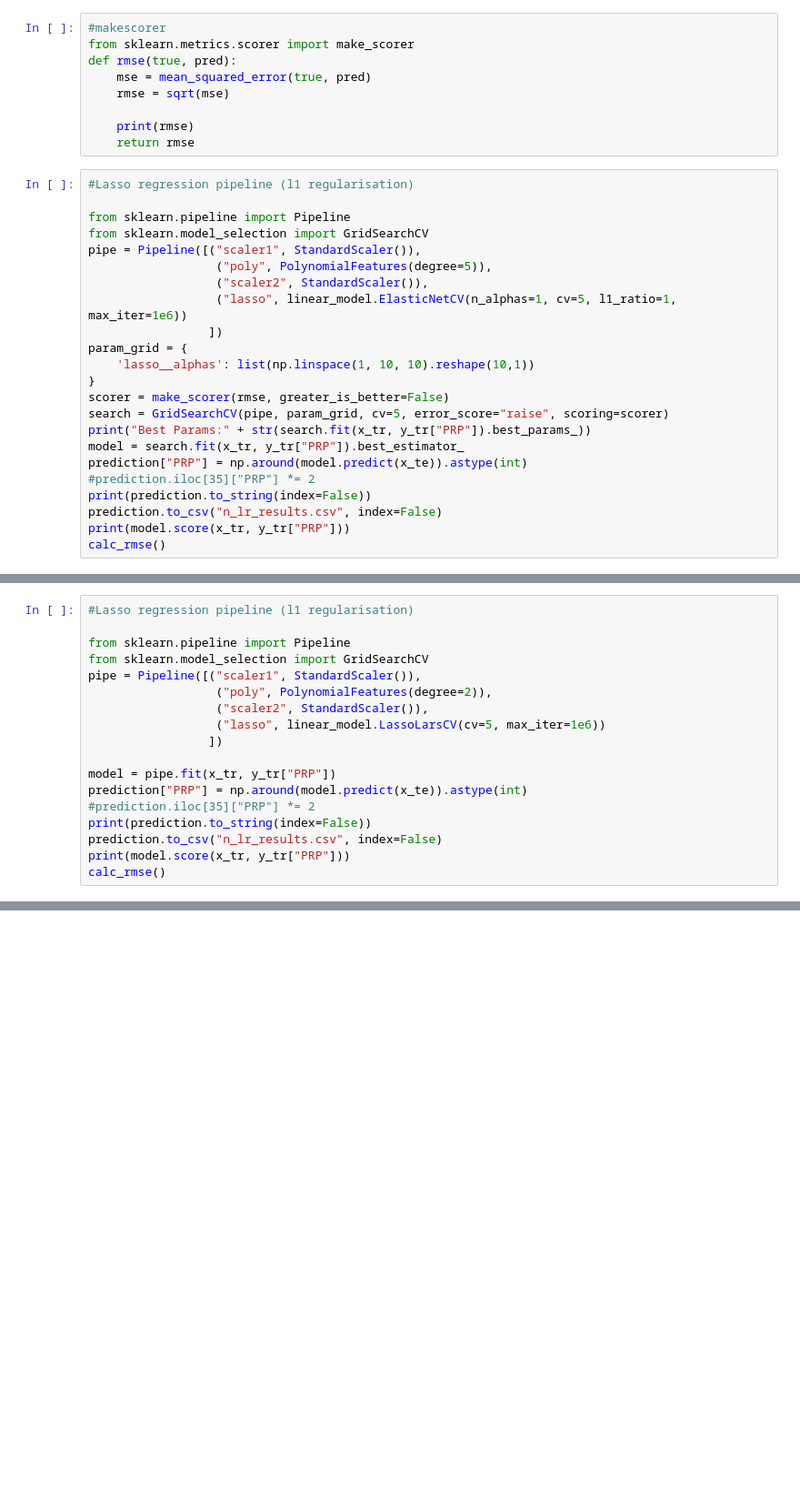
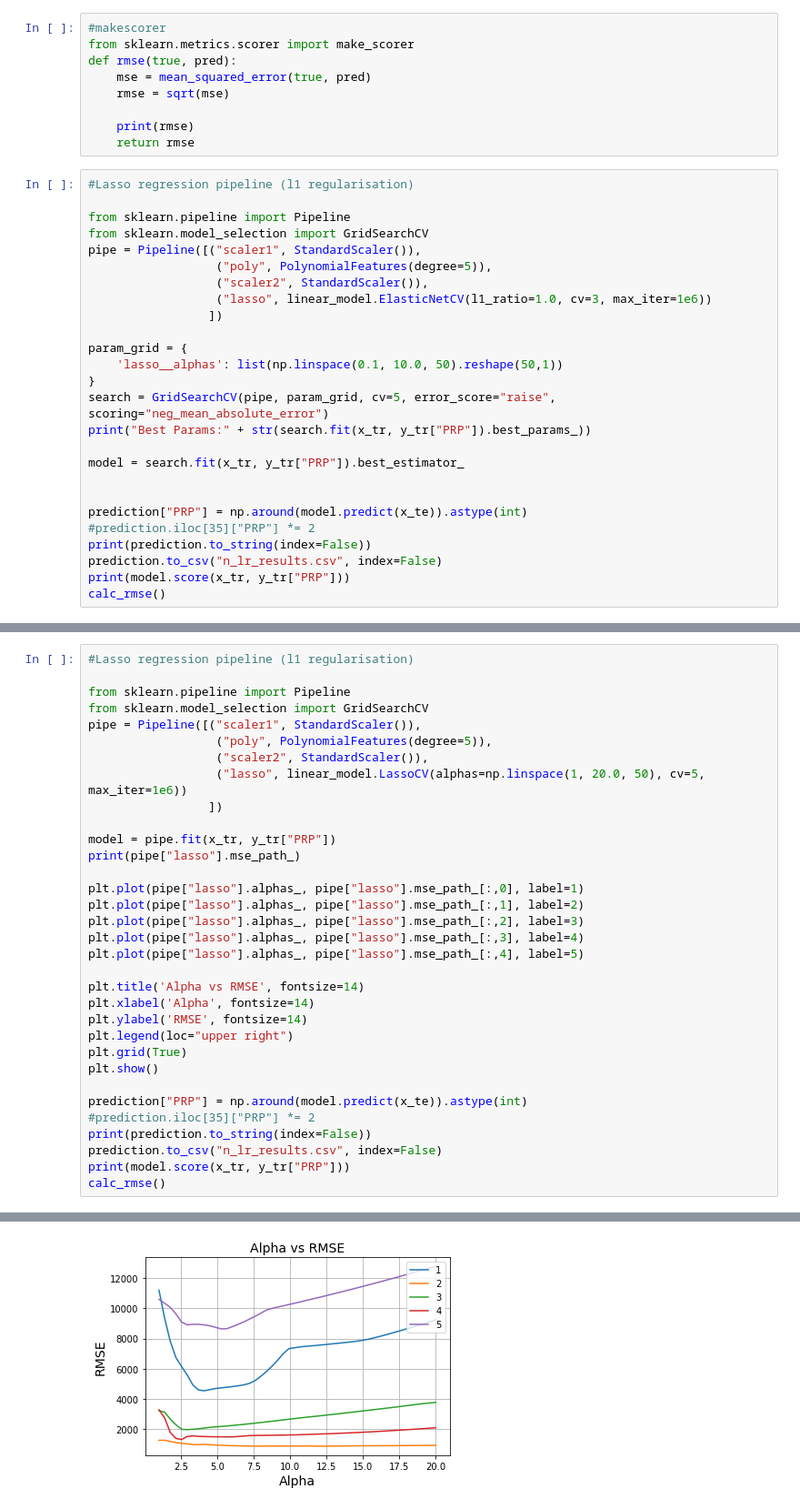
Before and after one commit to maxburton/lvl4-ml-coursework, a Jupyter notebook: linreg1/Neat Regression.ipynb, the cells around one changed output, grey strips where cells are left out. Shown: that part at 91% size. Drawn from its saved outputs; the diff is of its cells as text; blank space fills up the shorter version.

Commit message:
Updated with more matplotlib plots for metrics

```diff
--- a/linreg1/Neat Regression.ipynb
+++ b/linreg1/Neat Regression.ipynb
@@ -66,15 +66,18 @@ from sklearn.model_selection import GridSearchCV
 pipe = Pipeline([("scaler1", StandardScaler()),
                   ("poly", PolynomialFeatures(degree=5)),
                   ("scaler2", StandardScaler()),
-                  ("lasso", linear_model.ElasticNetCV(n_alphas=1, cv=5, l1_ratio=1, max_iter=1e6))
+                  ("lasso", linear_model.ElasticNetCV(l1_ratio=1.0, cv=3, max_iter=1e6))
                  ])
+
 param_grid = {
-    'lasso__alphas': list(np.linspace(1, 10, 10).reshape(10,1))
+    'lasso__alphas': list(np.linspace(0.1, 10.0, 50).reshape(50,1))
 }
-scorer = make_scorer(rmse, greater_is_better=False)
-search = GridSearchCV(pipe, param_grid, cv=5, error_score="raise", scoring=scorer)
+search = GridSearchCV(pipe, param_grid, cv=5, error_score="raise", scoring="neg_mean_absolute_error")
 print("Best Params:" + str(search.fit(x_tr, y_tr["PRP"]).best_params_))
+
 model = search.fit(x_tr, y_tr["PRP"]).best_estimator_
+
+
 prediction["PRP"] = np.around(model.predict(x_te)).astype(int)
 #prediction.iloc[35]["PRP"] *= 2
 print(prediction.to_string(index=False))
@@ -140,12 +129,27 @@ Best Params:{'lasso__alphas': array([5.])}
 from sklearn.pipeline import Pipeline
 from sklearn.model_selection import GridSearchCV
 pipe = Pipeline([("scaler1", StandardScaler()),
-                  ("poly", PolynomialFeatures(degree=2)),
+                  ("poly", PolynomialFeatures(degree=5)),
                   ("scaler2", StandardScaler()),
-                  ("lasso", linear_model.LassoLarsCV(cv=5, max_iter=1e6))
+                  ("lasso", linear_model.LassoCV(alphas=np.linspace(1, 20.0, 50), cv=5, max_iter=1e6))
                  ])
 
 model = pipe.fit(x_tr, y_tr["PRP"])
+print(pipe["lasso"].mse_path_)
+
+plt.plot(pipe["lasso"].alphas_, pipe["lasso"].mse_path_[:,0], label=1)
+plt.plot(pipe["lasso"].alphas_, pipe["lasso"].mse_path_[:,1], label=2)
+plt.plot(pipe["lasso"].alphas_, pipe["lasso"].mse_path_[:,2], label=3)
+plt.plot(pipe["lasso"].alphas_, pipe["lasso"].mse_path_[:,3], label=4)
+plt.plot(pipe["lasso"].alphas_, pipe["lasso"].mse_path_[:,4], label=5)
+
+plt.title('Alpha vs RMSE', fontsize=14)
+plt.xlabel('Alpha', fontsize=14)
+plt.ylabel('RMSE', fontsize=14)
+plt.legend(loc="upper right")
+plt.grid(True)
+plt.show()
+
 prediction["PRP"] = np.around(model.predict(x_te)).astype(int)
 #prediction.iloc[35]["PRP"] *= 2
 print(prediction.to_string(index=False))
@@ -172,0 +177 @@ calc_rmse()
+[figure, added]
```
Also changed, not shown: parts of 6 cells of this notebook, 2 other files.
